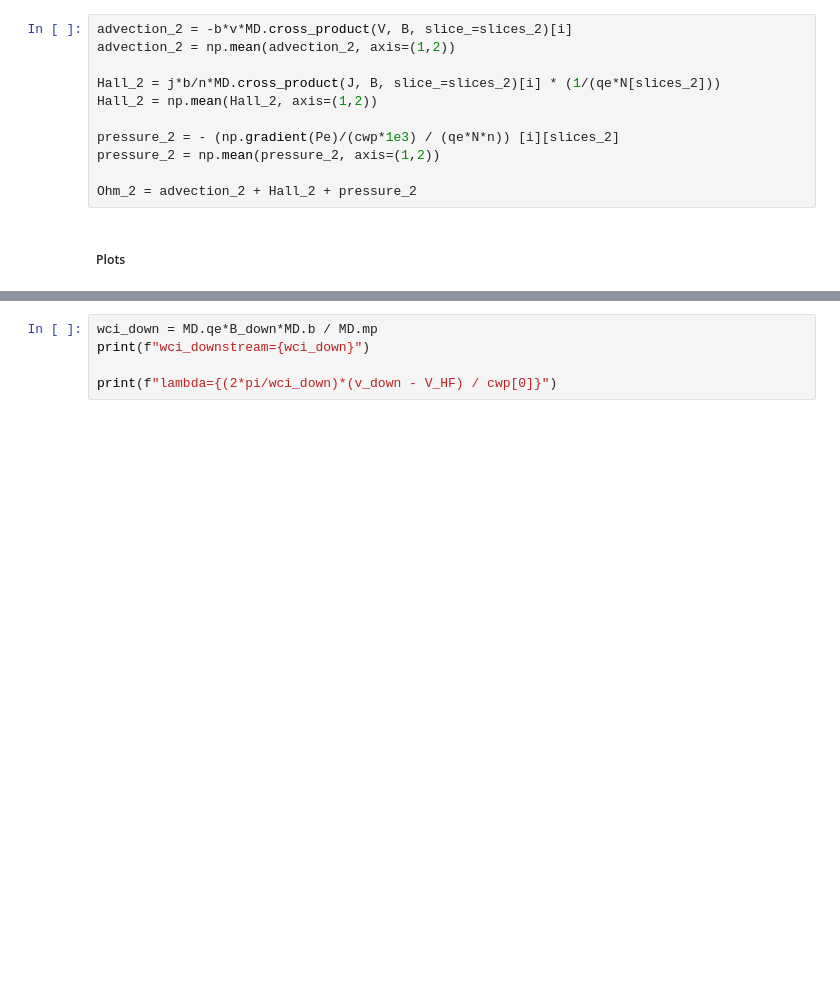
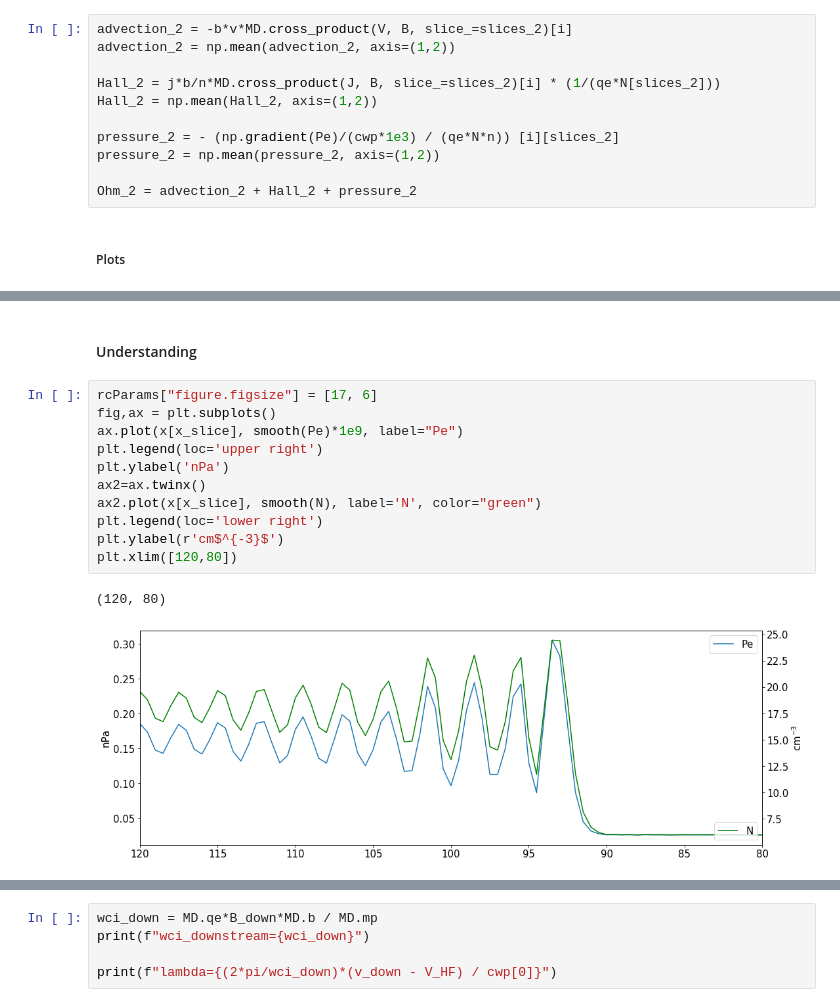
Before and after one commit to cmoissar/Jupyter-Notebooks, a Jupyter notebook: workpad.ipynb, the cells around one changed output, grey strips where cells are left out. Cells and saved outputs as stored; diff of their text form; blank space fills up the shorter version.

```diff
--- a/workpad.ipynb
+++ b/workpad.ipynb
@@ -620,0 +733,16 @@ plt.xlim([180,50])
+# %% [markdown]
+#### Understanding
+# %%
+rcParams["figure.figsize"] = [17, 6]
+fig,ax = plt.subplots()
+ax.plot(x[x_slice], smooth(Pe)*1e9, label="Pe")
+plt.legend(loc='upper right')
+plt.ylabel('nPa')
+ax2=ax.twinx()
+ax2.plot(x[x_slice], smooth(N), label='N', color="green")
+plt.legend(loc='lower right')
+plt.ylabel(r'cm$^{-3}$')
+plt.xlim([120,80])
+# %% [output]
+(120, 80)
+[figure, added]
```
Also changed, not shown: parts of 30 cells of this notebook, 1 other file.
